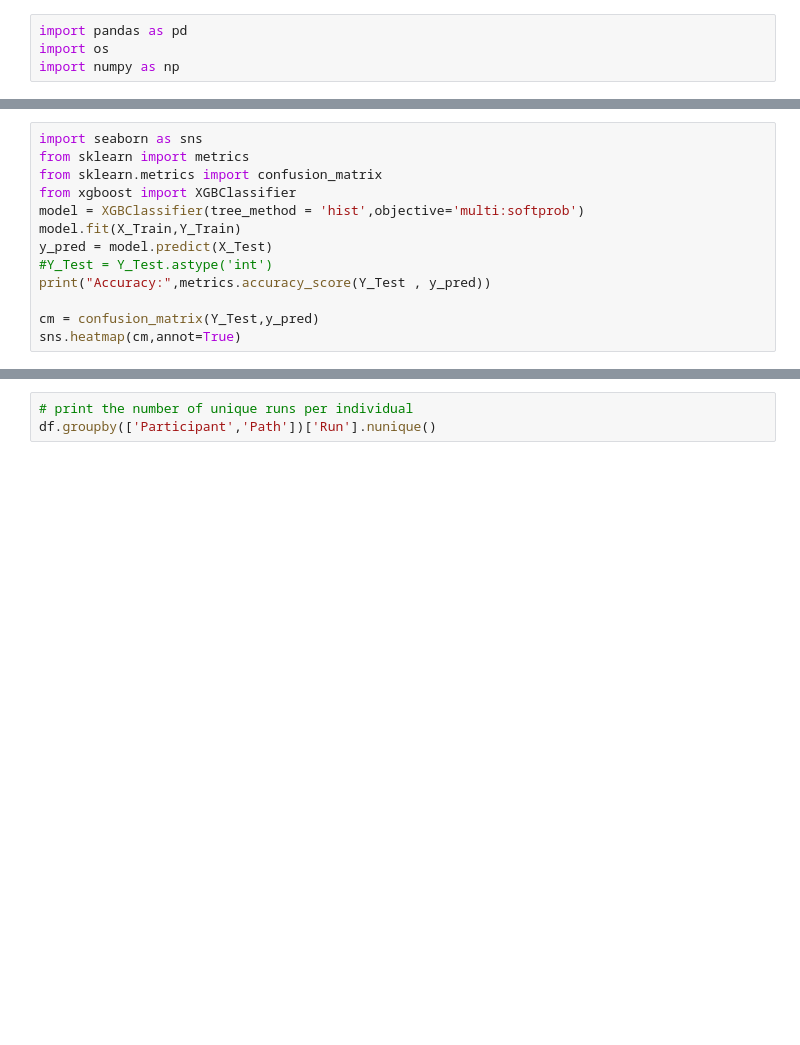
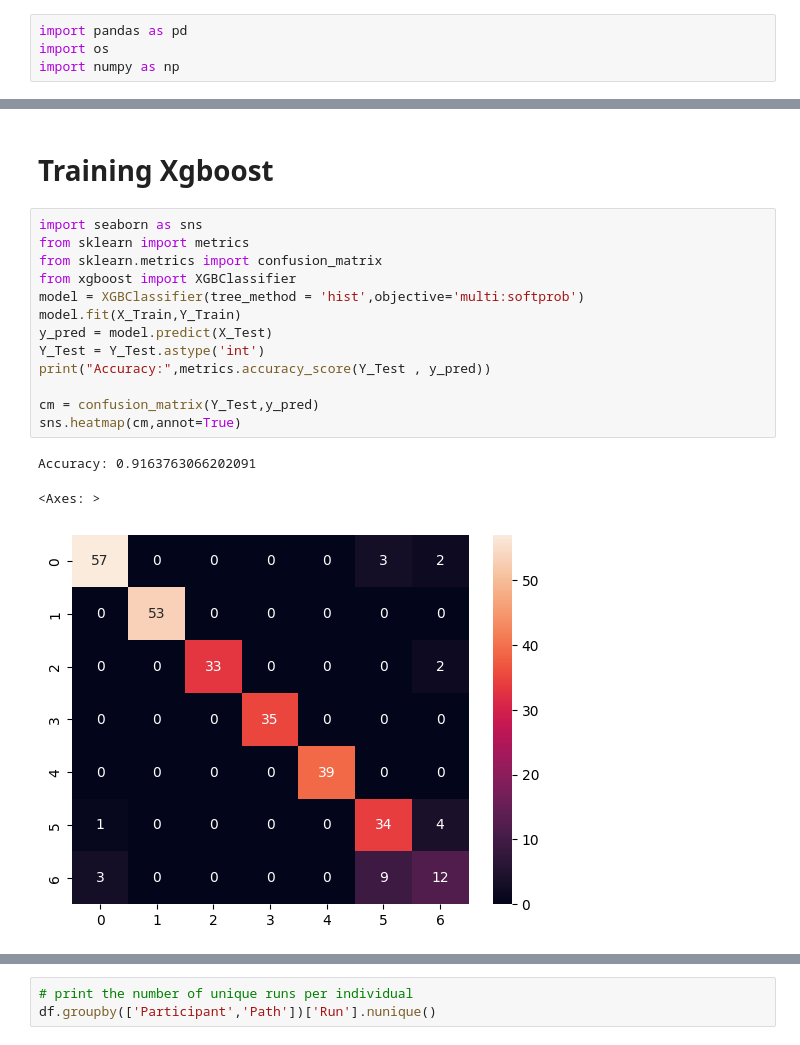
Before and after one commit to michelexyz/ML4QS-bike-user-recognition, a Jupyter notebook: train_Models.ipynb, the cells around one changed output, grey strips where cells are left out. Saved outputs shown, nothing was run; the diff lists cells and outputs as text; blank space fills up the shorter version.

```diff
--- a/train_Models.ipynb
+++ b/train_Models.ipynb
@@ -129,13 +216,19 @@ print("Accuracy (Linear):", metrics.accuracy_score(Y_Test_cleaned, y_pred_linear
+# %% [markdown]
+# Training Xgboost
 # %%
 import seaborn as sns
 from sklearn import metrics
 from sklearn.metrics import confusion_matrix
 from xgboost import XGBClassifier
 model = XGBClassifier(tree_method = 'hist',objective='multi:softprob')
 model.fit(X_Train,Y_Train)
 y_pred = model.predict(X_Test)
-#Y_Test = Y_Test.astype('int')
+Y_Test = Y_Test.astype('int')
 print("Accuracy:",metrics.accuracy_score(Y_Test , y_pred))
 
 cm = confusion_matrix(Y_Test,y_pred)
 sns.heatmap(cm,annot=True)
+# %% [output]
+Accuracy: 0.9163763066202091
+<Axes: >
+[figure, added]
```
Also changed, not shown: parts of 17 cells of this notebook.
